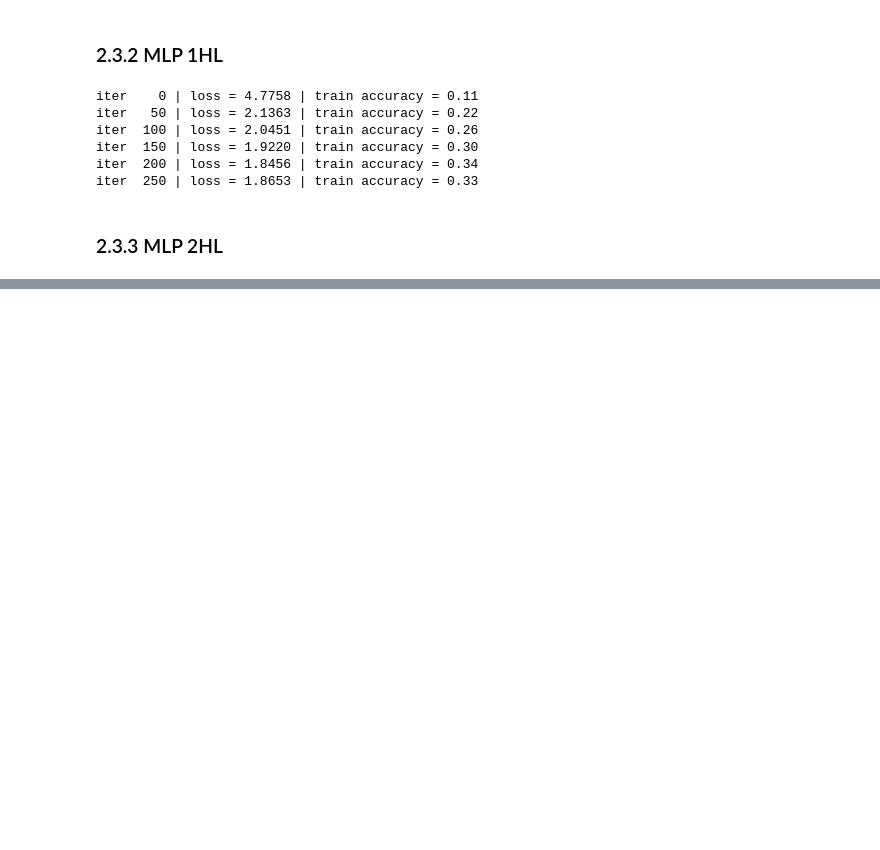
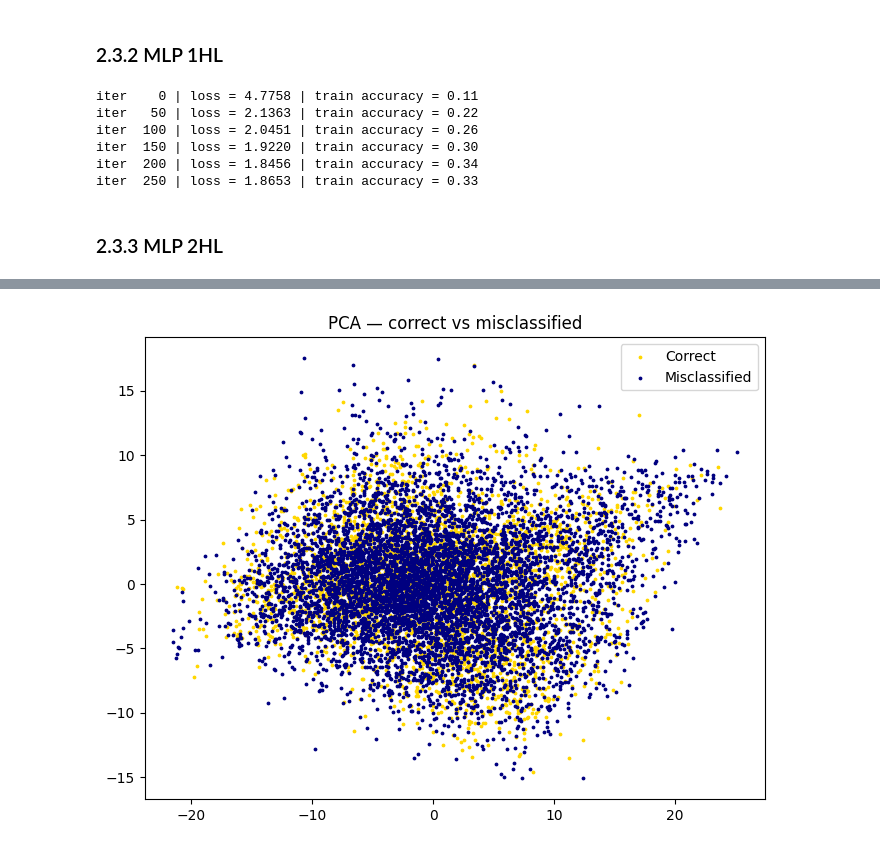
Before and after one commit to Corentin-Monsallier/Machine-Learning, a Jupyter notebook: part2.ipynb, the cells around one changed output, grey strips where cells are left out. Cells and saved outputs as stored; diff of their text form; code cells hidden in the pictures; blank space fills up the shorter version.

```diff
--- a/part2.ipynb
+++ b/part2.ipynb
@@ -404,0 +507,9 @@ iter    0 | loss = 4.1241 | train accuracy = 0.11
+# %%
+correct = (pred_labels == y_test_int)
+plt.figure(figsize=(8, 6))
+plt.scatter(X_pca[correct, 0],  X_pca[correct, 1],  c='gold', s=3, label='Correct')
+plt.scatter(X_pca[~correct, 0], X_pca[~correct, 1], c='navy', s=3, label='Misclassified')
+plt.legend(); plt.title("PCA — correct vs misclassified")
+plt.show()
+# %% [output]
+[figure, added]
```
Also changed, not shown: parts of 23 cells of this notebook.
